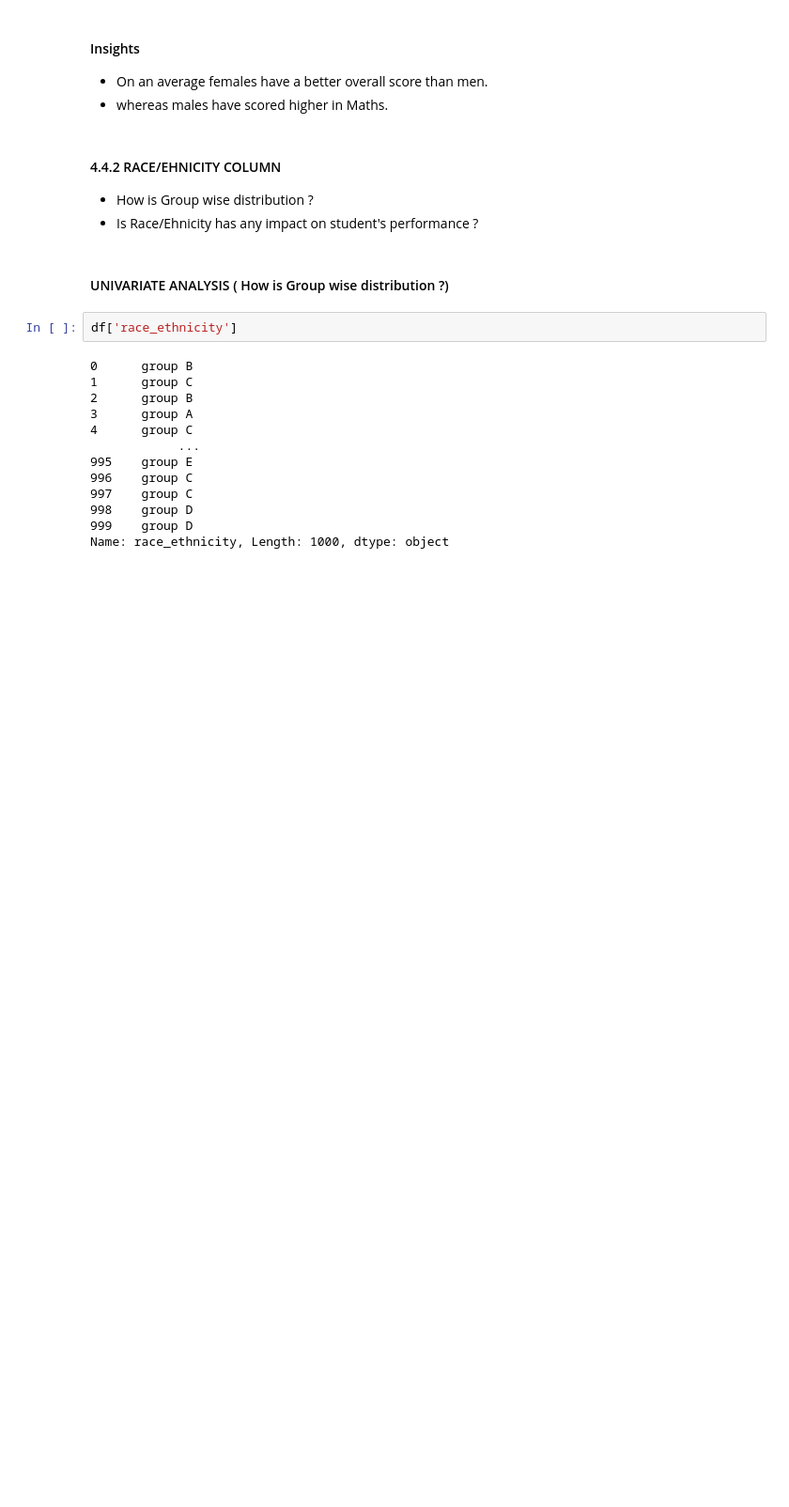
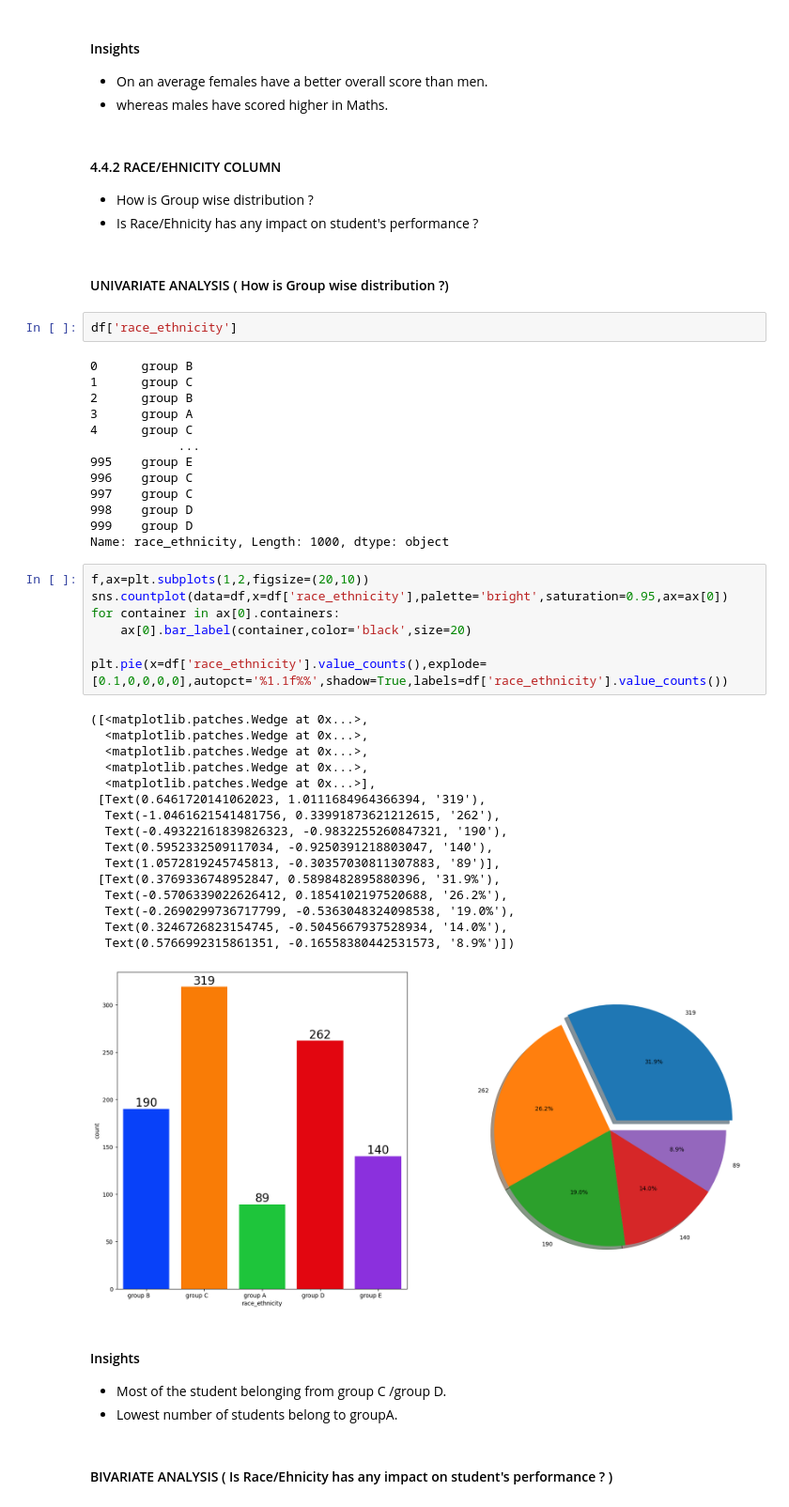
Before and after one commit to 1rishu0/Student-Performance-Indicator, a Jupyter notebook: notebook/1. EDA STUDENT PERFORMANCE.ipynb, the cells around one changed output. Shown at 94% size. Saved outputs shown, nothing was run; the diff lists cells and outputs as text; blank space fills up the shorter version.

```diff
--- a/notebook/1. EDA STUDENT PERFORMANCE.ipynb
+++ b/notebook/1. EDA STUDENT PERFORMANCE.ipynb
@@ -584,3 +584,33 @@ df['race_ethnicity']
 998    group D
 999    group D
 Name: race_ethnicity, Length: 1000, dtype: object
+# %%
+f,ax=plt.subplots(1,2,figsize=(20,10))
+sns.countplot(data=df,x=df['race_ethnicity'],palette='bright',saturation=0.95,ax=ax[0])
+for container in ax[0].containers:
+    ax[0].bar_label(container,color='black',size=20)
+
+plt.pie(x=df['race_ethnicity'].value_counts(),explode=[0.1,0,0,0,0],autopct='%1.1f%%',shadow=True,labels=df['race_ethnicity'].value_counts())
+# %% [output]
+([<matplotlib.patches.Wedge at 0x...>,
+  <matplotlib.patches.Wedge at 0x...>,
+  <matplotlib.patches.Wedge at 0x...>,
+  <matplotlib.patches.Wedge at 0x...>,
+  <matplotlib.patches.Wedge at 0x...>],
+ [Text(0.6461720141062023, 1.0111684964366394, '319'),
+  Text(-1.0461621541481756, 0.33991873621212615, '262'),
+  Text(-0.49322161839826323, -0.9832255260847321, '190'),
+  Text(0.5952332509117034, -0.9250391218803047, '140'),
+  Text(1.0572819245745813, -0.30357030811307883, '89')],
+ [Text(0.3769336748952847, 0.5898482895880396, '31.9%'),
+  Text(-0.5706339022626412, 0.1854102197520688, '26.2%'),
+  Text(-0.2690299736717799, -0.5363048324098538, '19.0%'),
+  Text(0.3246726823154745, -0.5045667937528934, '14.0%'),
+  Text(0.5766992315861351, -0.16558380442531573, '8.9%')])
+[figure, added]
+# %% [markdown]
+#### Insights
+- Most of the student belonging from group C /group D.
+- Lowest number of students belong to groupA.
+# %% [markdown]
+#### BIVARIATE ANALYSIS ( Is Race/Ehnicity has any impact on student's performance ? )
```
Also changed, not shown: parts of 8 cells of this notebook.
